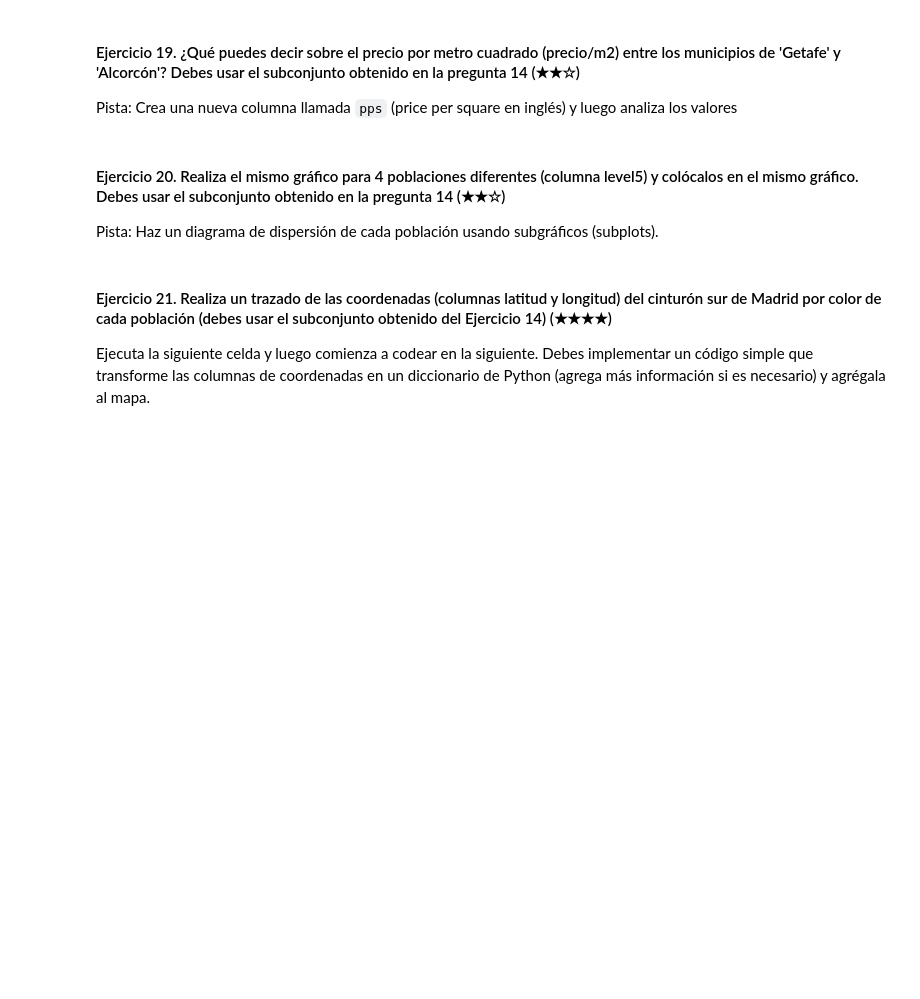
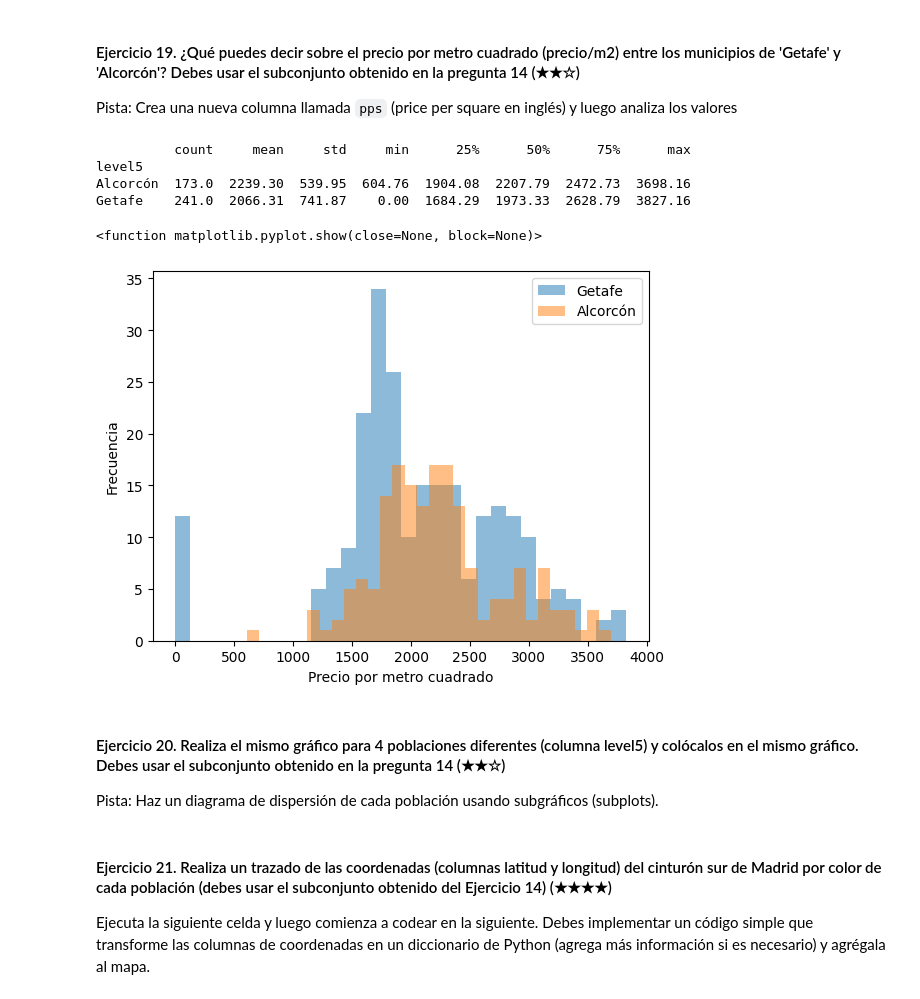
Before and after one commit to Jesuscastanedam/jesuscastaneda-realestate-datacleanup-exercise, a Jupyter notebook: project.es.ipynb, the cells around one changed output. Drawn from its saved outputs; the diff is of its cells as text; code cells hidden in the pictures; blank space fills up the shorter version.

```diff
--- a/project.es.ipynb
+++ b/project.es.ipynb
@@ -383,6 +368,27 @@ ValueError: `bins` must increase monotonically, when an array
 Pista: Crea una nueva columna llamada `pps` (price per square en inglés) y luego analiza los valores
 # %%
 # TODO
+g_a = sub_ds[sub_ds['level5'].isin(['Getafe', 'Alcorcón'])]
+poblacion19 = ['Getafe','Alcorcón']
+
+pps_stats = g_a.groupby('level5')['pps'].describe()
+print(round(pps_stats,2))
+
+for poblacion in poblacion19:
+    subset = sub_ds[sub_ds['level5'] == poblacion]
+    plt.hist(subset['pps'], bins=30, alpha=0.5, label=poblacion)
+
+plt.xlabel("Precio por metro cuadrado")
+plt.ylabel("Frecuencia")
+plt.legend()
+plt.show
+# %% [output]
+          count     mean     std     min      25%      50%      75%      max
+level5
+Alcorcón  173.0  2239.30  539.95  604.76  1904.08  2207.79  2472.73  3698.16
+Getafe    241.0  2066.31  741.87    0.00  1684.29  1973.33  2628.79  3827.16
+<function matplotlib.pyplot.show(close=None, block=None)>
+[figure, added]
 # %% [markdown]
 #### Ejercicio 20. Realiza el mismo gráfico para 4 poblaciones diferentes (columna level5) y colócalos en el mismo gráfico. Debes usar el subconjunto obtenido en la pregunta 14 (★★☆)
 Pista: Haz un diagrama de dispersión de cada población usando subgráficos (subplots).
```
Also changed, not shown: parts of 3 cells of this notebook.
